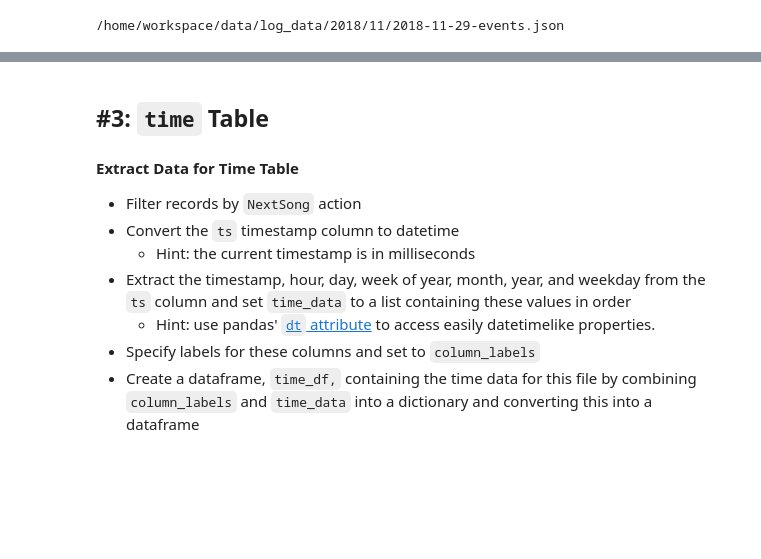
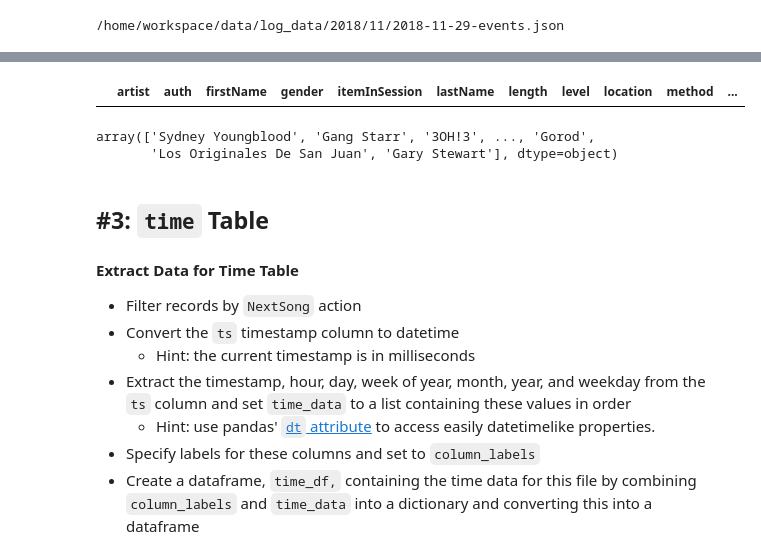
Before and after one commit to anw1986/data-modelling-sparkify, a Jupyter notebook: etl.ipynb, the cells around one changed output, grey strips where cells are left out. Cells and saved outputs as stored; diff of their text form; code cells hidden in the pictures; blank space fills up the shorter version.

```diff
--- a/etl.ipynb
+++ b/etl.ipynb
@@ -136,0 +181,15 @@ df.head()
+# %%
+# df = pd.read_json(filepath, lines=True)
+# df.head()
+
+file_df_log=[]
+
+for index,file in enumerate(log_files):
+    data_log = pd.read_json(file, lines=True)
+
+    file_df_log.append(data_log)
+
+df_log = pd.concat(file_df_log, ignore_index=True)
+# df = pd.read_json(filepath, lines=True)
+print(df_log.shape,'\n',df_log.dtypes)
+df_log.head()
@@ -137,3 +223,13 @@ df.head()
+# %%
+df_test_song = df_log[df_log['artist'] == 'Gold']
+df_test_song.head()
+# %% [output]
+|  | artist | auth | firstName | gender | itemInSession | lastName | length | level | location | method | ... |
+# %%
+df_log['artist'].unique()
+# %% [output]
+array(['Sydney Youngblood', 'Gang Starr', '3OH!3', ..., 'Gorod',
+       'Los Originales De San Juan', 'Gary Stewart'], dtype=object)
 # %% [markdown]
 ## #3: `time` Table
 #### Extract Data for Time Table
```
Also changed, not shown: parts of 28 cells of this notebook, 3 other files.
